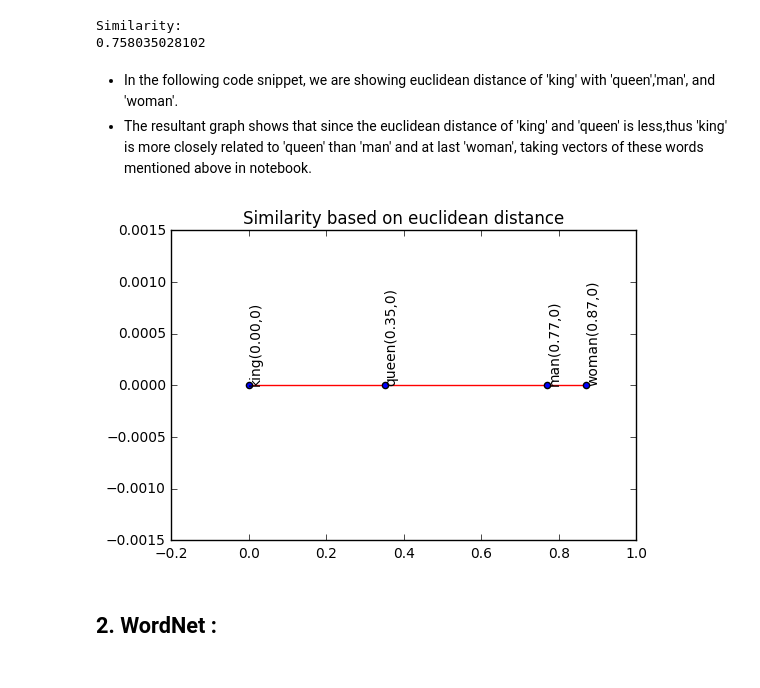
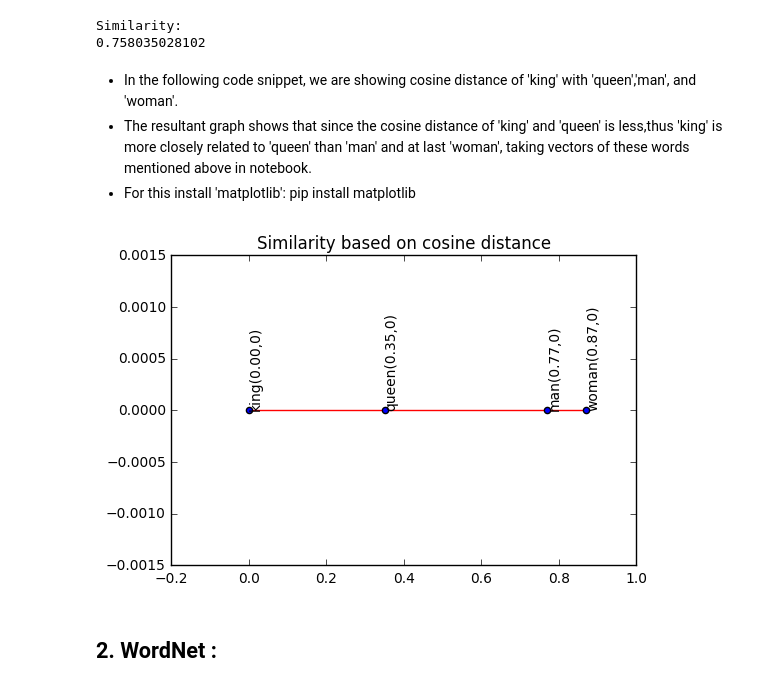
Before and after one commit to bhargav-patel/NotebooksNLP, a Jupyter notebook: 2.Introduction_to_WordNet_and_Word_semantics.ipynb, the cells around one changed output. Saved outputs shown, nothing was run; the diff lists cells and outputs as text; code cells hidden in the pictures.

```diff
--- a/2.Introduction_to_WordNet_and_Word_semantics.ipynb
+++ b/2.Introduction_to_WordNet_and_Word_semantics.ipynb
@@ -81,36 +80,38 @@ print similarity
 Similarity:
 0.758035028102
 # %% [markdown]
-- In the following code snippet, we are showing euclidean distance of 'king' with 'queen','man', and 'woman'.
-- The resultant graph shows that since the euclidean distance of 'king' and 'queen' is less,thus 'king' is more closely related to 'queen' than 'man' and at last 'woman', taking vectors of these words mentioned above in notebook.
+- In the following code snippet, we are showing cosine distance of 'king' with 'queen','man', and 'woman'.
+- The resultant graph shows that since the cosine distance of 'king' and 'queen' is less,thus 'king' is more closely related to 'queen' than 'man' and at last 'woman', taking vectors of these words mentioned above in notebook.
+- For this install 'matplotlib':
+                pip install matplotlib
 # %%
 #Graph plot using matplotlib
 import matplotlib.pyplot as plt
 import numpy as np
 fig = plt.figure()
-plt.title('Similarity based on euclidean distance')
+plt.title('Similarity based on cosine distance')
 ax = fig.add_subplot(111)
 x = []
 y = []
 z = []
 y = [0,0,0,0]
 z.append(['king','%.2f'%spatial.distance.cosine(king,king)])
 z.append(['queen','%.2f'%spatial.distance.cosine(king,queen)])
 z.append(['man','%.2f'%spatial.distance.cosine(king,man)])
 z.append(['woman','%.2f'%spatial.distance.cosine(king,woman)])
 
 z.sort(key=lambda x: x[1])
 x = [i[1] for i in z]
 myvec = np.array([x,y])
 plt.plot(myvec[0,],myvec[1,],'r',zorder=1)
 plt.scatter(x,y,zorder=2)
 i = 0
 for xy in zip(x, y):
     ax.annotate(z[i][0]+'(%s,%s)' % xy, xy=xy, textcoords='data',rotation=90,va='bottom')
     i = i+1
 plt.show()
 # %% [output]
-[figure, old version]
+[figure, new version]
 # %% [markdown]
 <h2>2. WordNet :</h2>
 # %% [markdown]
```
Also changed, not shown: parts of 11 cells of this notebook.
